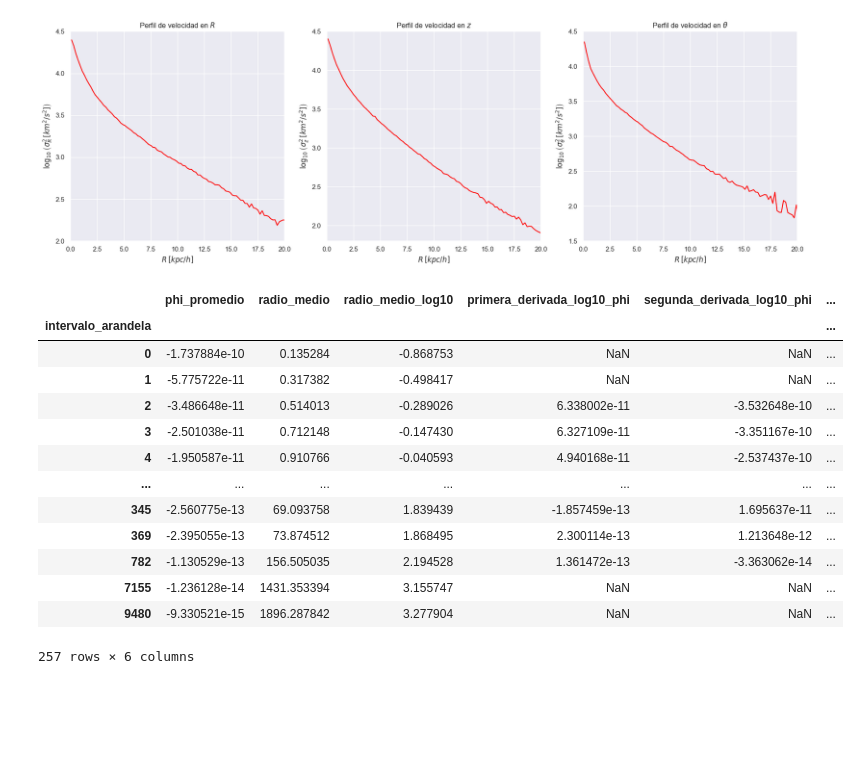
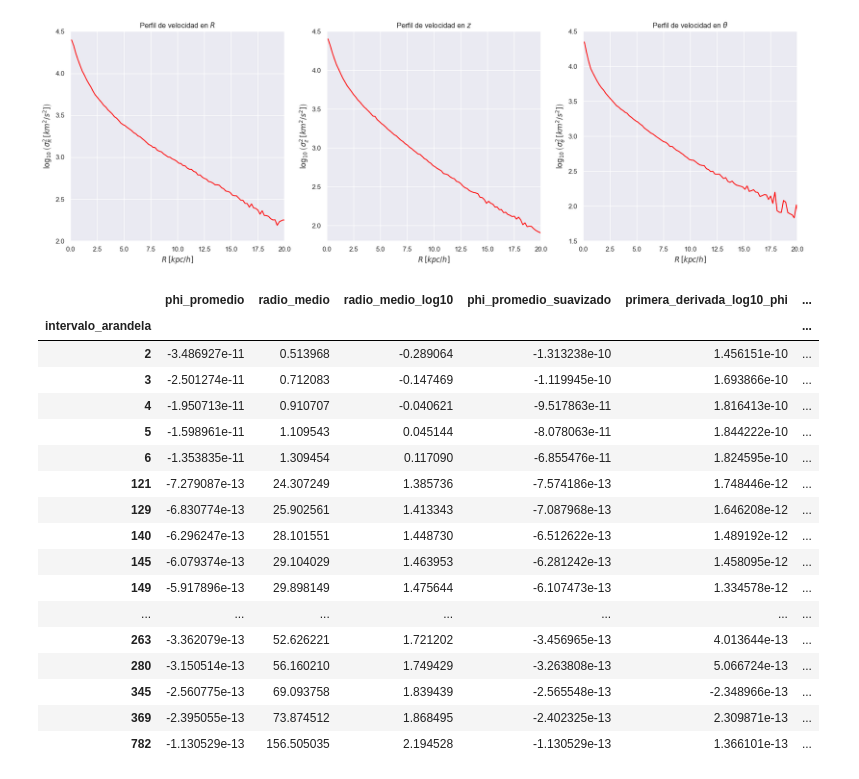
Before and after one commit to sperezp23/Analizador_de_Galaxias, a Jupyter notebook: Ensayos.ipynb, the cells around one changed output. Cells and saved outputs as stored; diff of their text form; code cells hidden in the pictures; blank space fills up the shorter version.

Commit message:
Update: 'Potencial gravitacional calculado por mi'

```diff
--- a/Ensayos.ipynb
+++ b/Ensayos.ipynb
@@ -428,7 +412,7 @@ def calcular_potencial_gravitacional(base_de_datos, delta_r_xy = 0.2):
 
     r_xy_min = base_de_datos.r_xy.min()
     r_xy_max = base_de_datos.r_xy.max()
-    total_radios_arandelas = np.int32((r_xy_max - r_xy_min) / delta_r_xy)
+    total_radios_arandelas = np.int32(np.round((r_xy_max - r_xy_min) / delta_r_xy))
 
     radios_arandelas = np.linspace(r_xy_min, r_xy_max, total_radios_arandelas)
 
@@ -442,6 +426,8 @@ def calcular_potencial_gravitacional(base_de_datos, delta_r_xy = 0.2):
     }, inplace=True)
 
     potencial_gravitacional_df['radio_medio_log10'] = np.log10(potencial_gravitacional_df.radio_medio)
+    potencial_gravitacional_df['phi_promedio_suavizado'] = potencial_gravitacional_df.phi_promedio.ewm(span=10, adjust=False).mean()
+
     potencial_gravitacional_df.dropna(inplace=True)
 
     return potencial_gravitacional_df
@@ -450,49 +436,52 @@ potencial_gravitacional_df = calcular_potencial_gravitacional(disco_df)
 # %%
 frecuencia_de_epiciclo_df = potencial_gravitacional_df.copy()
 
 d_log_x = potencial_gravitacional_df.radio_medio_log10.shift(-1) - potencial_gravitacional_df.radio_medio_log10
 
 frecuencia_de_epiciclo_df['primera_derivada_log10_phi']= (
-    (potencial_gravitacional_df.phi_promedio.shift(2) +
-    - 8.0 * potencial_gravitacional_df.phi_promedio.shift(1) +
-    8.0 * potencial_gravitacional_df.phi_promedio.shift(-1) +
-    - potencial_gravitacional_df.phi_promedio.shift(-2)) /
+    (potencial_gravitacional_df.phi_promedio_suavizado.shift(2) +
+    - 8.0 * potencial_gravitacional_df.phi_promedio_suavizado.shift(1) +
+    8.0 * potencial_gravitacional_df.phi_promedio_suavizado.shift(-1) +
+    -1.0 * potencial_gravitacional_df.phi_promedio_suavizado.shift(-2)) /
     (12.0 * d_log_x)
 )
 
 frecuencia_de_epiciclo_df['segunda_derivada_log10_phi']= (
-    (-potencial_gravitacional_df.phi_promedio.shift(-2) +
-    16.0 * potencial_gravitacional_df.phi_promedio.shift(-1) +
-    -30.0 * potencial_gravitacional_df.phi_promedio +
-    16.0 * potencial_gravitacional_df.phi_promedio.shift(1) +
-    - potencial_gravitacional_df.phi_promedio.shift(2))/
+    (-1.0 * potencial_gravitacional_df.phi_promedio_suavizado.shift(-2) +
+    16.0 * potencial_gravitacional_df.phi_promedio_suavizado.shift(-1) +
+    -30.0 * potencial_gravitacional_df.phi_promedio_suavizado +
+    16.0 * potencial_gravitacional_df.phi_promedio_suavizado.shift(1) +
+    -1.0 * potencial_gravitacional_df.phi_promedio_suavizado.shift(2))/
     (12.0 * (d_log_x ** 2))
 )
 
-# frecuencia_de_epiciclo_df['segunda_derivada_log10_phi']= (frecuencia_de_epiciclo_df.primera_derivada_log10_phi.diff()) / (potencial_gravitacional_df.radio_medio_log10.diff())
 
 frecuencia_de_epiciclo_df['kappa_2'] = (
-    ((3 / frecuencia_de_epiciclo_df.radio_medio**2) * frecuencia_de_epiciclo_df.primera_derivada_log10_phi) +
-    ((1 / frecuencia_de_epiciclo_df.radio_medio) * frecuencia_de_epiciclo_df.segunda_derivada_log10_phi)
+    ((3 / frecuencia_de_epiciclo_df.radio_medio ** 2) * frecuencia_de_epiciclo_df.primera_derivada_log10_phi) +
+    ((1 / frecuencia_de_epiciclo_df.radio_medio ** 2) * frecuencia_de_epiciclo_df.segunda_derivada_log10_phi)
 )
 
-# frecuencia_de_epiciclo_df.dropna(inplace=True)
+frecuencia_de_epiciclo_df['kappa'] = np.sqrt(frecuencia_de_epiciclo_df.kappa_2[frecuencia_de_epiciclo_df.kappa_2 >= 0])
 
-# frecuencia_de_epiciclo_df['kappa'] = np.sqrt(frecuencia_de_epiciclo_df.kappa_2)
+frecuencia_de_epiciclo_df.dropna(inplace=True)
 
 frecuencia_de_epiciclo_df
 # %% [output]
-|  | phi_promedio | radio_medio | radio_medio_log10 | primera_derivada_log10_phi | segunda_derivada_log10_phi | ... |
+|  | phi_promedio | radio_medio | radio_medio_log10 | phi_promedio_suavizado | primera_derivada_log10_phi | ... |
 | intervalo_arandela |  |  |  |  |  | ... |
-| 0 | -1.737884e-10 | 0.135284 | -0.868753 | NaN | NaN | ... |
-| 1 | -5.775722e-11 | 0.317382 | -0.498417 | NaN | NaN | ... |
-| 2 | -3.486648e-11 | 0.514013 | -0.289026 | 6.338002e-11 | -3.532648e-10 | ... |
-| 3 | -2.501038e-11 | 0.712148 | -0.147430 | 6.327109e-11 | -3.351167e-10 | ... |
-| 4 | -1.950587e-11 | 0.910766 | -0.040593 | 4.940168e-11 | -2.537437e-10 | ... |
+| 2 | -3.486927e-11 | 0.513968 | -0.289064 | -1.313238e-10 | 1.456151e-10 | ... |
+| 3 | -2.501274e-11 | 0.712083 | -0.147469 | -1.119945e-10 | 1.693866e-10 | ... |
+| 4 | -1.950713e-11 | 0.910707 | -0.040621 | -9.517863e-11 | 1.816413e-10 | ... |
+| 5 | -1.598961e-11 | 1.109543 | 0.045144 | -8.078063e-11 | 1.844222e-10 | ... |
+| 6 | -1.353835e-11 | 1.309454 | 0.117090 | -6.855476e-11 | 1.824595e-10 | ... |
+| 121 | -7.279087e-13 | 24.307249 | 1.385736 | -7.574186e-13 | 1.748446e-12 | ... |
+| 129 | -6.830774e-13 | 25.902561 | 1.413343 | -7.087968e-13 | 1.646208e-12 | ... |
+| 140 | -6.296247e-13 | 28.101551 | 1.448730 | -6.512622e-13 | 1.489192e-12 | ... |
+| 145 | -6.079374e-13 | 29.104029 | 1.463953 | -6.281242e-13 | 1.458095e-12 | ... |
+| 149 | -5.917896e-13 | 29.898149 | 1.475644 | -6.107473e-13 | 1.334578e-12 | ... |
 | ... | ... | ... | ... | ... | ... | ... |
-| 345 | -2.560775e-13 | 69.093758 | 1.839439 | -1.857459e-13 | 1.695637e-11 | ... |
-| 369 | -2.395055e-13 | 73.874512 | 1.868495 | 2.300114e-13 | 1.213648e-12 | ... |
-| 782 | -1.130529e-13 | 156.505035 | 2.194528 | 1.361472e-13 | -3.363062e-14 | ... |
-| 7155 | -1.236128e-14 | 1431.353394 | 3.155747 | NaN | NaN | ... |
-| 9480 | -9.330521e-15 | 1896.287842 | 3.277904 | NaN | NaN | ... |
+| 263 | -3.362079e-13 | 52.626221 | 1.721202 | -3.456965e-13 | 4.013644e-13 | ... |
+| 280 | -3.150514e-13 | 56.160210 | 1.749429 | -3.263808e-13 | 5.066724e-13 | ... |
+| 345 | -2.560775e-13 | 69.093758 | 1.839439 | -2.565548e-13 | -2.348966e-13 | ... |
+| 369 | -2.395055e-13 | 73.874512 | 1.868495 | -2.402325e-13 | 2.309871e-13 | ... |
+| 782 | -1.130529e-13 | 156.505035 | 2.194528 | -1.130529e-13 | 1.366101e-13 | ... |
-257 rows × 6 columns
```
Also changed, not shown: parts of 2 cells of this notebook.
